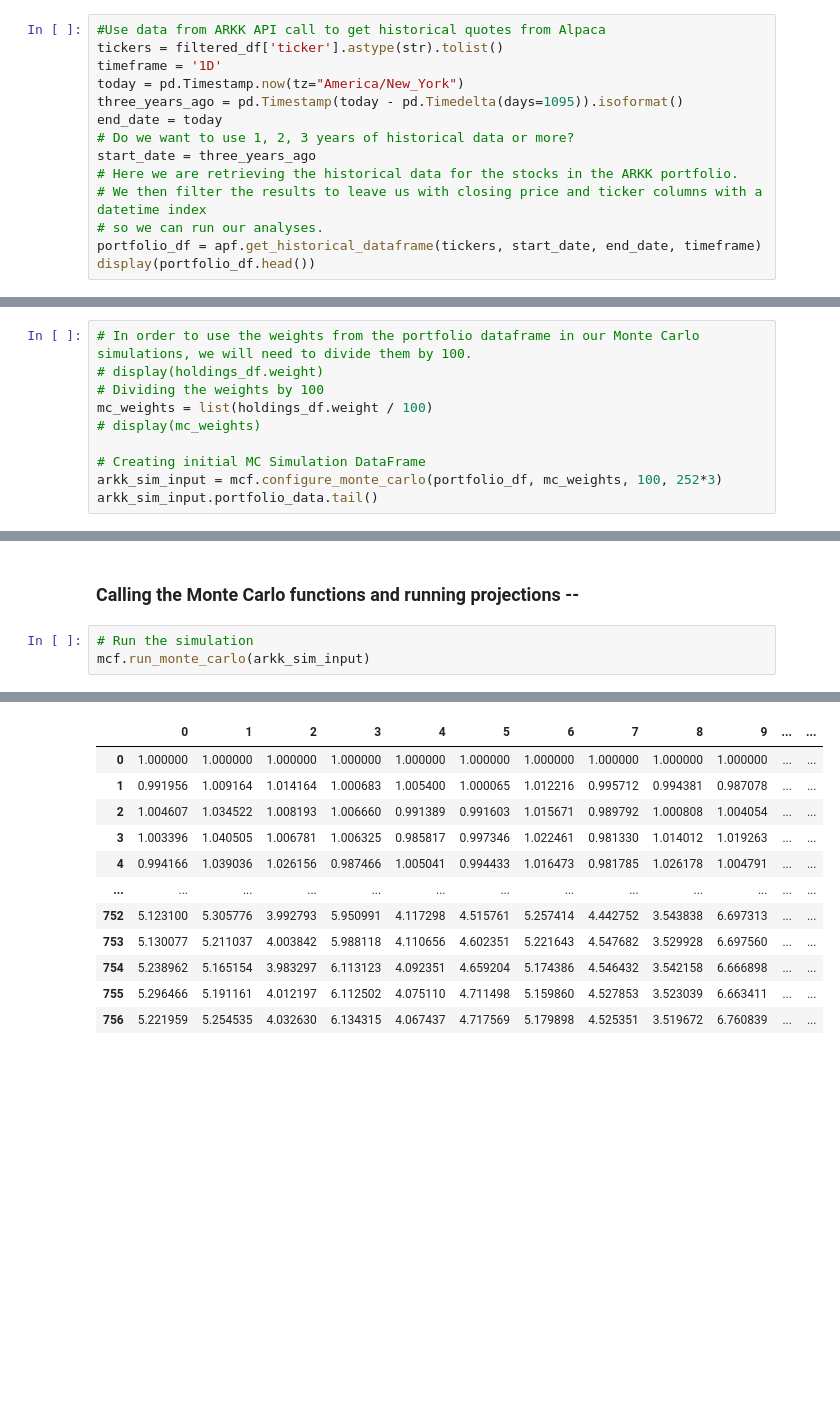
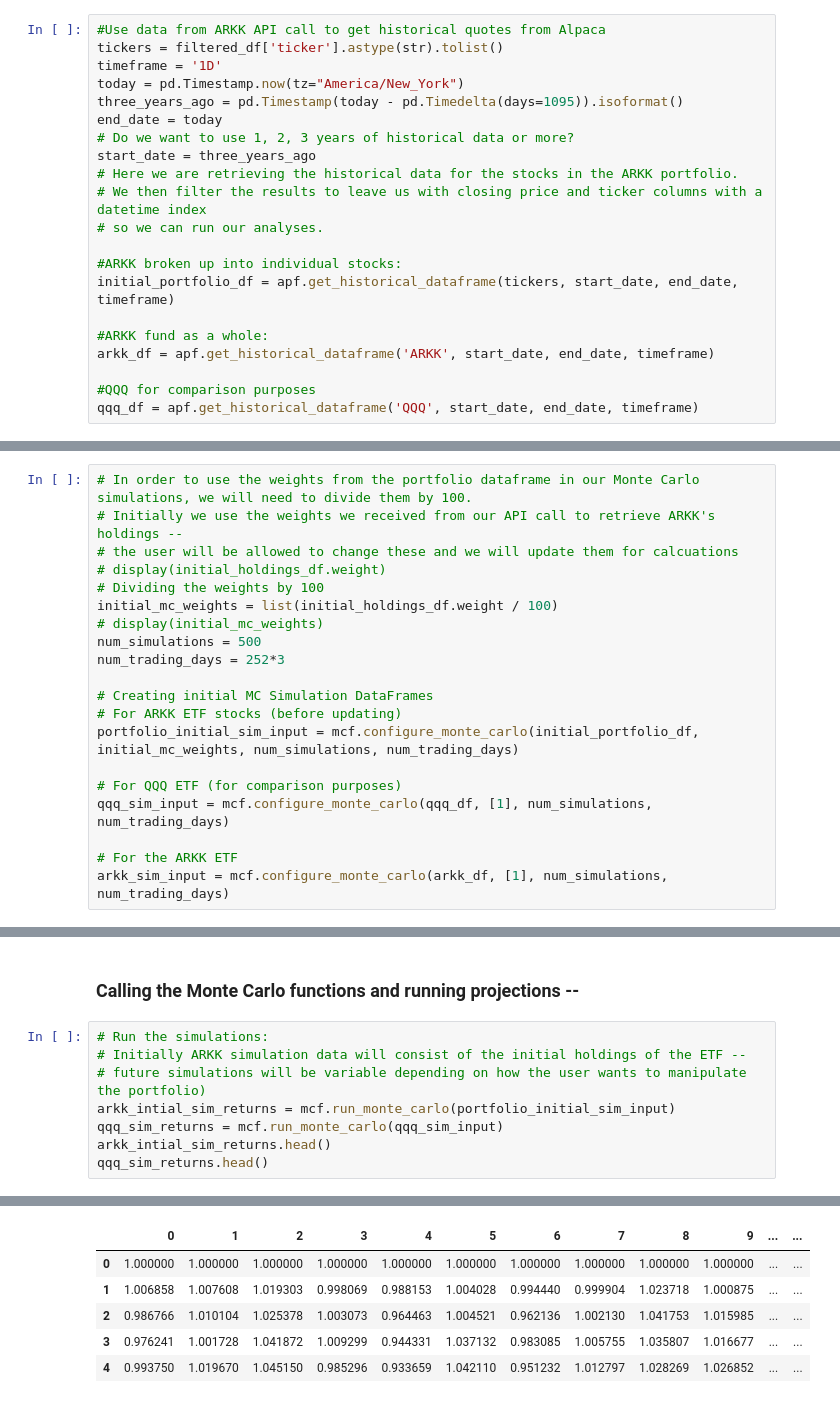
Before and after one commit to odhissm/portfolio_management, a Jupyter notebook: portfolio_analyzer/project_initial.ipynb, the cells around one changed output, grey strips where cells are left out. Saved outputs shown, nothing was run; the diff lists cells and outputs as text; blank space fills up the shorter version.

```diff
--- a/portfolio_analyzer/project_initial.ipynb
+++ b/portfolio_analyzer/project_initial.ipynb
@@ -107,5 +74,12 @@ start_date = three_years_ago
 # Here we are retrieving the historical data for the stocks in the ARKK portfolio.
 # We then filter the results to leave us with closing price and ticker columns with a datetime index
 # so we can run our analyses.
-portfolio_df = apf.get_historical_dataframe(tickers, start_date, end_date, timeframe)
-display(portfolio_df.head())
+
+#ARKK broken up into individual stocks:
+initial_portfolio_df = apf.get_historical_dataframe(tickers, start_date, end_date, timeframe)
+
+#ARKK fund as a whole:
+arkk_df = apf.get_historical_dataframe('ARKK', start_date, end_date, timeframe)
+
+#QQQ for comparison purposes
+qqq_df = apf.get_historical_dataframe('QQQ', start_date, end_date, timeframe)
@@ -127,11 +91,21 @@ display(portfolio_df.head())
 **Below we create functions for the monte carlo simulations... these will probably need to be separated into a separate module.
 # %%
 # In order to use the weights from the portfolio dataframe in our Monte Carlo simulations, we will need to divide them by 100.
-# display(holdings_df.weight)
+# Initially we use the weights we received from our API call to retrieve ARKK's holdings --
+# the user will be allowed to change these and we will update them for calcuations
+# display(initial_holdings_df.weight)
 # Dividing the weights by 100
-mc_weights = list(holdings_df.weight / 100)
-# display(mc_weights)
+initial_mc_weights = list(initial_holdings_df.weight / 100)
+# display(initial_mc_weights)
+num_simulations = 500
+num_trading_days = 252*3
 
-# Creating initial MC Simulation DataFrame
-arkk_sim_input = mcf.configure_monte_carlo(portfolio_df, mc_weights, 100, 252*3)
-arkk_sim_input.portfolio_data.tail()
+# Creating initial MC Simulation DataFrames
+# For ARKK ETF stocks (before updating)
+portfolio_initial_sim_input = mcf.configure_monte_carlo(initial_portfolio_df, initial_mc_weights, num_simulations, num_trading_days)
+
+# For QQQ ETF (for comparison purposes)
+qqq_sim_input = mcf.configure_monte_carlo(qqq_df, [1], num_simulations, num_trading_days)
+
+# For the ARKK ETF
+arkk_sim_input = mcf.configure_monte_carlo(arkk_df, [1], num_simulations, num_trading_days)
@@ -192,8 +190,13 @@ display(portfolio_cum_plot)
 # %% [markdown]
 ### Calling the Monte Carlo functions and running projections --
 # %%
-# Run the simulation
-mcf.run_monte_carlo(arkk_sim_input)
+# Run the simulations:
+# Initially ARKK simulation data will consist of the initial holdings of the ETF --
+# future simulations will be variable depending on how the user wants to manipulate the portfolio)
+arkk_intial_sim_returns = mcf.run_monte_carlo(portfolio_initial_sim_input)
+qqq_sim_returns = mcf.run_monte_carlo(qqq_sim_input)
+arkk_intial_sim_returns.head()
+qqq_sim_returns.head()
 # %% [output]
 Running Monte Carlo simulation number 0.
 Running Monte Carlo simulation number 10.
@@ -208,12 +218,6 @@ Running Monte Carlo simulation number 90.
 |  | 0 | 1 | 2 | 3 | 4 | 5 | 6 | 7 | 8 | 9 | ... | ... |
 | 0 | 1.000000 | 1.000000 | 1.000000 | 1.000000 | 1.000000 | 1.000000 | 1.000000 | 1.000000 | 1.000000 | 1.000000 | ... | ... |
-| 1 | 0.991956 | 1.009164 | 1.014164 | 1.000683 | 1.005400 | 1.000065 | 1.012216 | 0.995712 | 0.994381 | 0.987078 | ... | ... |
-| 2 | 1.004607 | 1.034522 | 1.008193 | 1.006660 | 0.991389 | 0.991603 | 1.015671 | 0.989792 | 1.000808 | 1.004054 | ... | ... |
-| 3 | 1.003396 | 1.040505 | 1.006781 | 1.006325 | 0.985817 | 0.997346 | 1.022461 | 0.981330 | 1.014012 | 1.019263 | ... | ... |
-| 4 | 0.994166 | 1.039036 | 1.026156 | 0.987466 | 1.005041 | 0.994433 | 1.016473 | 0.981785 | 1.026178 | 1.004791 | ... | ... |
-| ... | ... | ... | ... | ... | ... | ... | ... | ... | ... | ... | ... | ... |
-| 752 | 5.123100 | 5.305776 | 3.992793 | 5.950991 | 4.117298 | 4.515761 | 5.257414 | 4.442752 | 3.543838 | 6.697313 | ... | ... |
-| 753 | 5.130077 | 5.211037 | 4.003842 | 5.988118 | 4.110656 | 4.602351 | 5.221643 | 4.547682 | 3.529928 | 6.697560 | ... | ... |
-| 754 | 5.238962 | 5.165154 | 3.983297 | 6.113123 | 4.092351 | 4.659204 | 5.174386 | 4.546432 | 3.542158 | 6.666898 | ... | ... |
-| 755 | 5.296466 | 5.191161 | 4.012197 | 6.112502 | 4.075110 | 4.711498 | 5.159860 | 4.527853 | 3.523039 | 6.663411 | ... | ... |
-| 756 | 5.221959 | 5.254535 | 4.032630 | 6.134315 | 4.067437 | 4.717569 | 5.179898 | 4.525351 | 3.519672 | 6.760839 | ... | ... |
+| 1 | 1.006858 | 1.007608 | 1.019303 | 0.998069 | 0.988153 | 1.004028 | 0.994440 | 0.999904 | 1.023718 | 1.000875 | ... | ... |
+| 2 | 0.986766 | 1.010104 | 1.025378 | 1.003073 | 0.964463 | 1.004521 | 0.962136 | 1.002130 | 1.041753 | 1.015985 | ... | ... |
+| 3 | 0.976241 | 1.001728 | 1.041872 | 1.009299 | 0.944331 | 1.037132 | 0.983085 | 1.005755 | 1.035807 | 1.016677 | ... | ... |
+| 4 | 0.993750 | 1.019670 | 1.045150 | 0.985296 | 0.933659 | 1.042110 | 0.951232 | 1.012797 | 1.028269 | 1.026852 | ... | ... |
```
Also changed, not shown: parts of 16 cells of this notebook, 3 other files.
